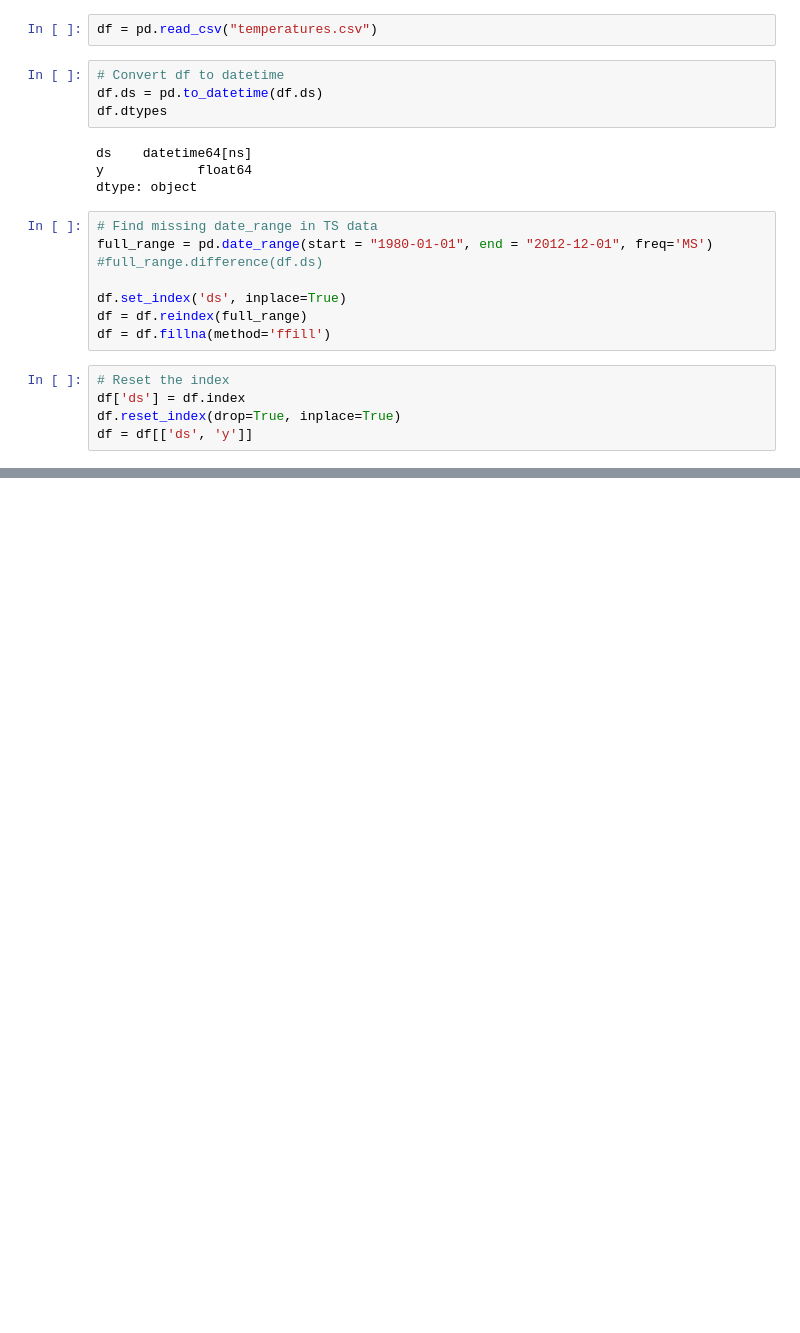
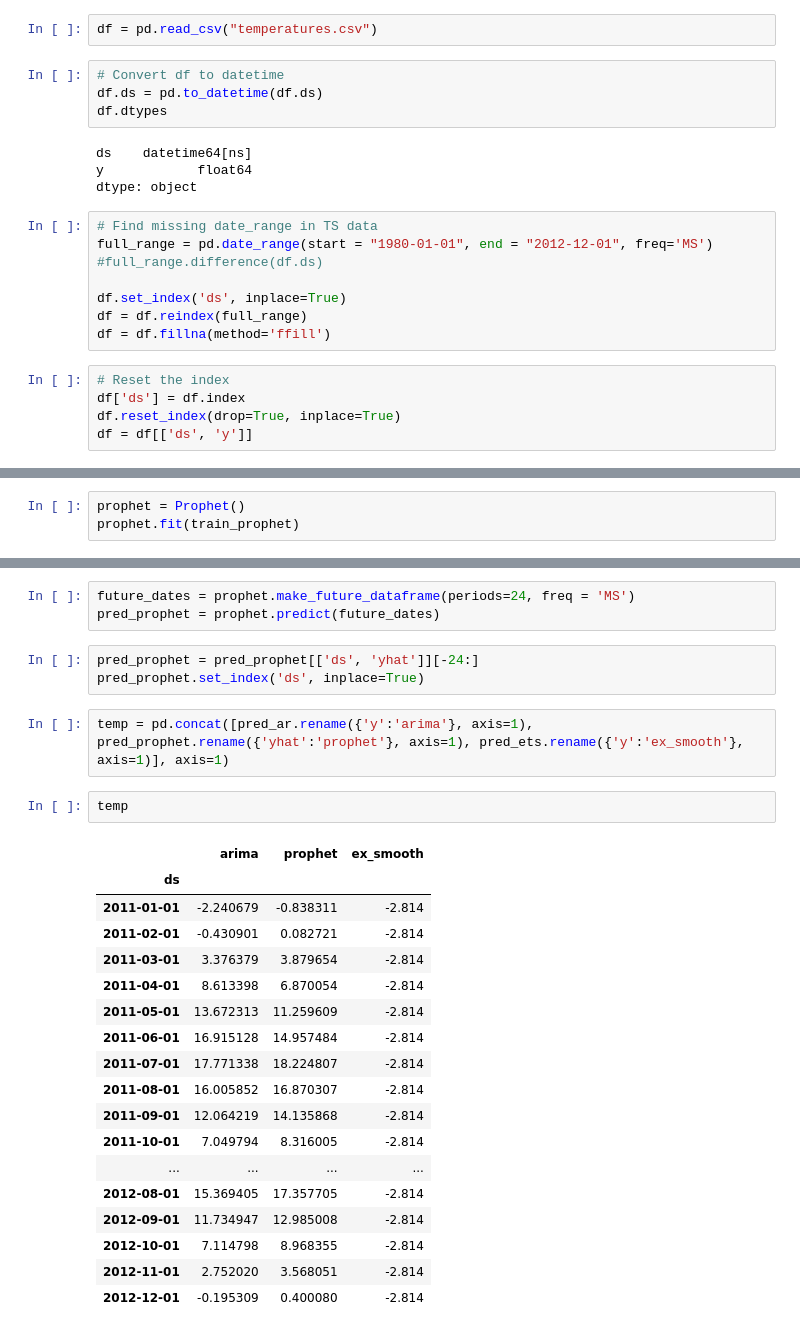
Before and after one commit to Neelam-Singhal/Concept_testing, a Jupyter notebook: timeseries_test.ipynb, the cells around one changed output, grey strips where cells are left out. Cells and saved outputs as stored; diff of their text form; blank space fills up the shorter version.

Commit message:
Update: Added ets and prophet

```diff
--- a/timeseries_test.ipynb
+++ b/timeseries_test.ipynb
@@ -48,0 +63,3 @@ df.head()
+# %%
+prophet = Prophet()
+prophet.fit(train_prophet)
@@ -48,0 +70,29 @@ df.head()
+# %%
+future_dates = prophet.make_future_dataframe(periods=24, freq = 'MS')
+pred_prophet = prophet.predict(future_dates)
+# %%
+pred_prophet = pred_prophet[['ds', 'yhat']][-24:]
+pred_prophet.set_index('ds', inplace=True)
+# %%
+temp = pd.concat([pred_ar.rename({'y':'arima'}, axis=1), pred_prophet.rename({'yhat':'prophet'}, axis=1), pred_ets.rename({'y':'ex_smooth'}, axis=1)], axis=1)
+# %%
+temp
+# %% [output]
+|  | arima | prophet | ex_smooth |
+| ds |  |  |  |
+| 2011-01-01 | -2.240679 | -0.838311 | -2.814 |
+| 2011-02-01 | -0.430901 | 0.082721 | -2.814 |
+| 2011-03-01 | 3.376379 | 3.879654 | -2.814 |
+| 2011-04-01 | 8.613398 | 6.870054 | -2.814 |
+| 2011-05-01 | 13.672313 | 11.259609 | -2.814 |
+| 2011-06-01 | 16.915128 | 14.957484 | -2.814 |
+| 2011-07-01 | 17.771338 | 18.224807 | -2.814 |
+| 2011-08-01 | 16.005852 | 16.870307 | -2.814 |
+| 2011-09-01 | 12.064219 | 14.135868 | -2.814 |
+| 2011-10-01 | 7.049794 | 8.316005 | -2.814 |
+| ... | ... | ... | ... |
+| 2012-08-01 | 15.369405 | 17.357705 | -2.814 |
+| 2012-09-01 | 11.734947 | 12.985008 | -2.814 |
+| 2012-10-01 | 7.114798 | 8.968355 | -2.814 |
+| 2012-11-01 | 2.752020 | 3.568051 | -2.814 |
+| 2012-12-01 | -0.195309 | 0.400080 | -2.814 |
```
Also changed, not shown: parts of 13 cells of this notebook.
